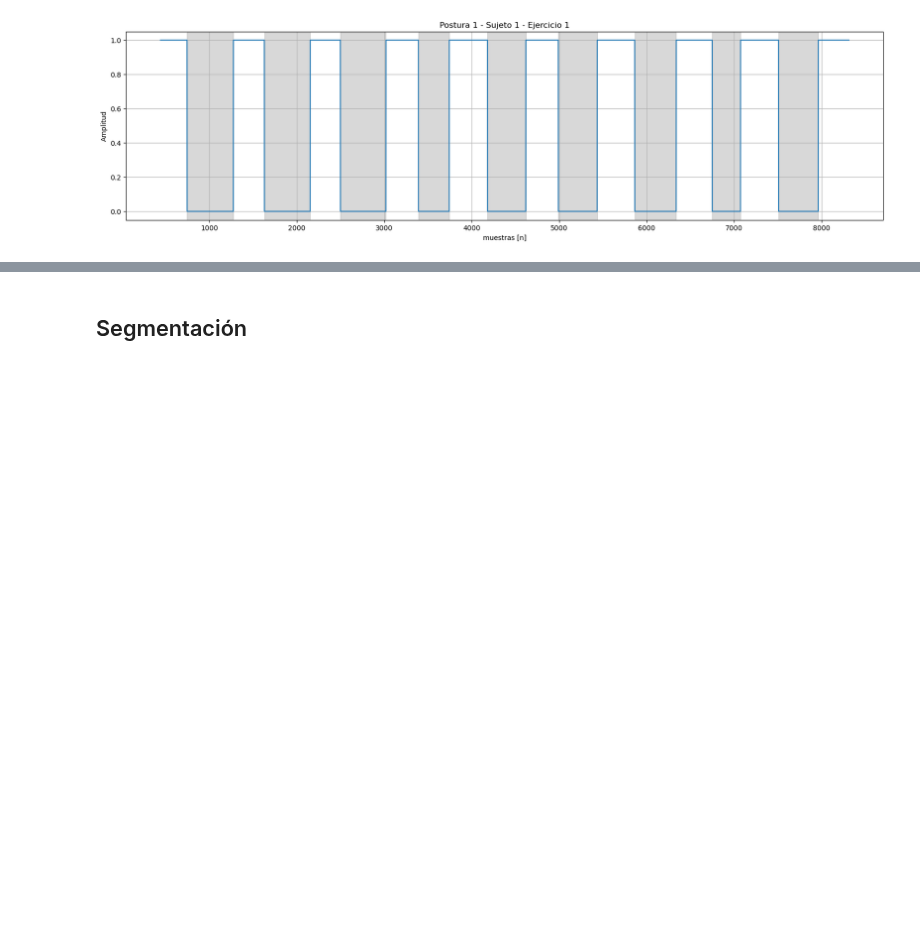
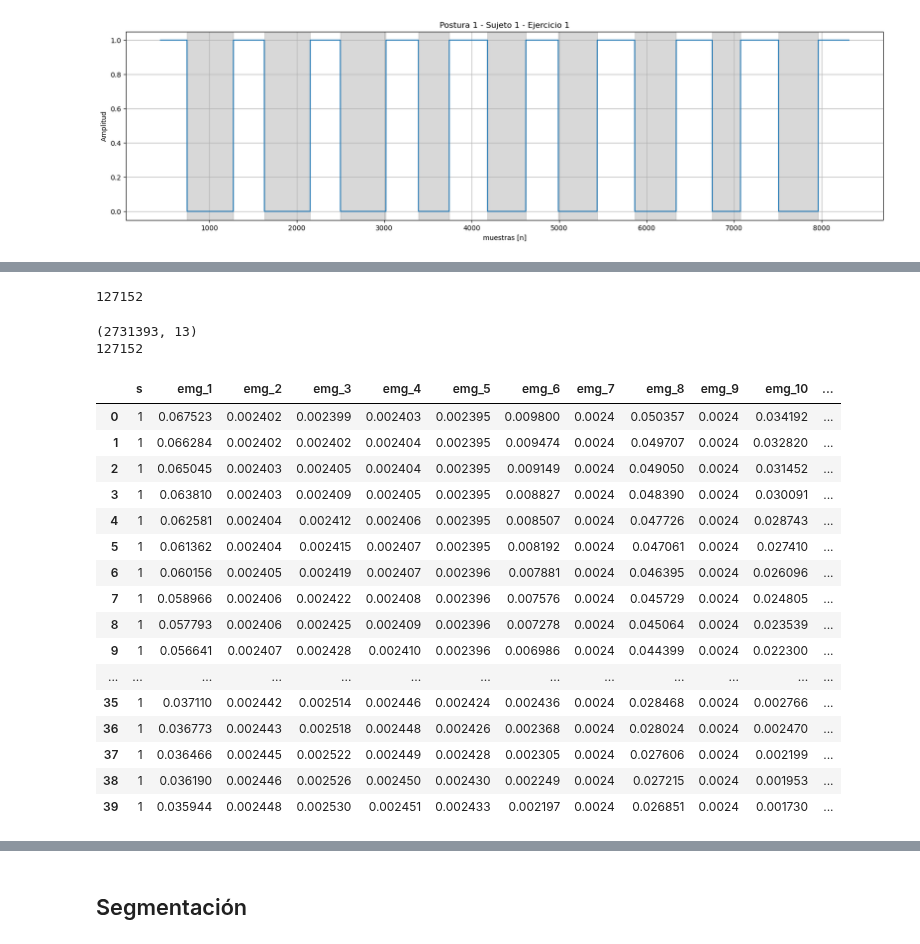
Before and after one commit to repos-especializacion-UdeA/trabajo-final_AA1, a Jupyter notebook: notebooks_pasos_previos/merge_databases.ipynb, the cells around one changed output, grey strips where cells are left out. Cells and saved outputs as stored; diff of their text form; code cells hidden in the pictures; blank space fills up the shorter version.

```diff
--- a/notebooks_pasos_previos/merge_databases.ipynb
+++ b/notebooks_pasos_previos/merge_databases.ipynb
@@ -258,0 +282,32 @@ graficar_medida2(df_s1,
+# %%
+
+sujetos_muestra = data_base_filter[data_base_filter['s'] <= 2]
+segments = segmentar_data_base(sujetos_muestra, 30, 10)
+# %% [output]
+127152
+# %%
+print(data_base_filter.shape)
+print(len(segments))
+# %% [output]
+(2731393, 13)
+127152
+# %%
+data_base_filter.head(40)
+# %% [output]
+|  | s | emg_1 | emg_2 | emg_3 | emg_4 | emg_5 | emg_6 | emg_7 | emg_8 | emg_9 | emg_10 | ... |
+| 0 | 1 | 0.067523 | 0.002402 | 0.002399 | 0.002403 | 0.002395 | 0.009800 | 0.0024 | 0.050357 | 0.0024 | 0.034192 | ... |
+| 1 | 1 | 0.066284 | 0.002402 | 0.002402 | 0.002404 | 0.002395 | 0.009474 | 0.0024 | 0.049707 | 0.0024 | 0.032820 | ... |
+| 2 | 1 | 0.065045 | 0.002403 | 0.002405 | 0.002404 | 0.002395 | 0.009149 | 0.0024 | 0.049050 | 0.0024 | 0.031452 | ... |
+| 3 | 1 | 0.063810 | 0.002403 | 0.002409 | 0.002405 | 0.002395 | 0.008827 | 0.0024 | 0.048390 | 0.0024 | 0.030091 | ... |
+| 4 | 1 | 0.062581 | 0.002404 | 0.002412 | 0.002406 | 0.002395 | 0.008507 | 0.0024 | 0.047726 | 0.0024 | 0.028743 | ... |
+| 5 | 1 | 0.061362 | 0.002404 | 0.002415 | 0.002407 | 0.002395 | 0.008192 | 0.0024 | 0.047061 | 0.0024 | 0.027410 | ... |
+| 6 | 1 | 0.060156 | 0.002405 | 0.002419 | 0.002407 | 0.002396 | 0.007881 | 0.0024 | 0.046395 | 0.0024 | 0.026096 | ... |
+| 7 | 1 | 0.058966 | 0.002406 | 0.002422 | 0.002408 | 0.002396 | 0.007576 | 0.0024 | 0.045729 | 0.0024 | 0.024805 | ... |
+| 8 | 1 | 0.057793 | 0.002406 | 0.002425 | 0.002409 | 0.002396 | 0.007278 | 0.0024 | 0.045064 | 0.0024 | 0.023539 | ... |
+| 9 | 1 | 0.056641 | 0.002407 | 0.002428 | 0.002410 | 0.002396 | 0.006986 | 0.0024 | 0.044399 | 0.0024 | 0.022300 | ... |
+| ... | ... | ... | ... | ... | ... | ... | ... | ... | ... | ... | ... | ... |
+| 35 | 1 | 0.037110 | 0.002442 | 0.002514 | 0.002446 | 0.002424 | 0.002436 | 0.0024 | 0.028468 | 0.0024 | 0.002766 | ... |
+| 36 | 1 | 0.036773 | 0.002443 | 0.002518 | 0.002448 | 0.002426 | 0.002368 | 0.0024 | 0.028024 | 0.0024 | 0.002470 | ... |
+| 37 | 1 | 0.036466 | 0.002445 | 0.002522 | 0.002449 | 0.002428 | 0.002305 | 0.0024 | 0.027606 | 0.0024 | 0.002199 | ... |
+| 38 | 1 | 0.036190 | 0.002446 | 0.002526 | 0.002450 | 0.002430 | 0.002249 | 0.0024 | 0.027215 | 0.0024 | 0.001953 | ... |
+| 39 | 1 | 0.035944 | 0.002448 | 0.002530 | 0.002451 | 0.002433 | 0.002197 | 0.0024 | 0.026851 | 0.0024 | 0.001730 | ... |
```
Also changed, not shown: parts of 5 cells of this notebook, 1 other file.
